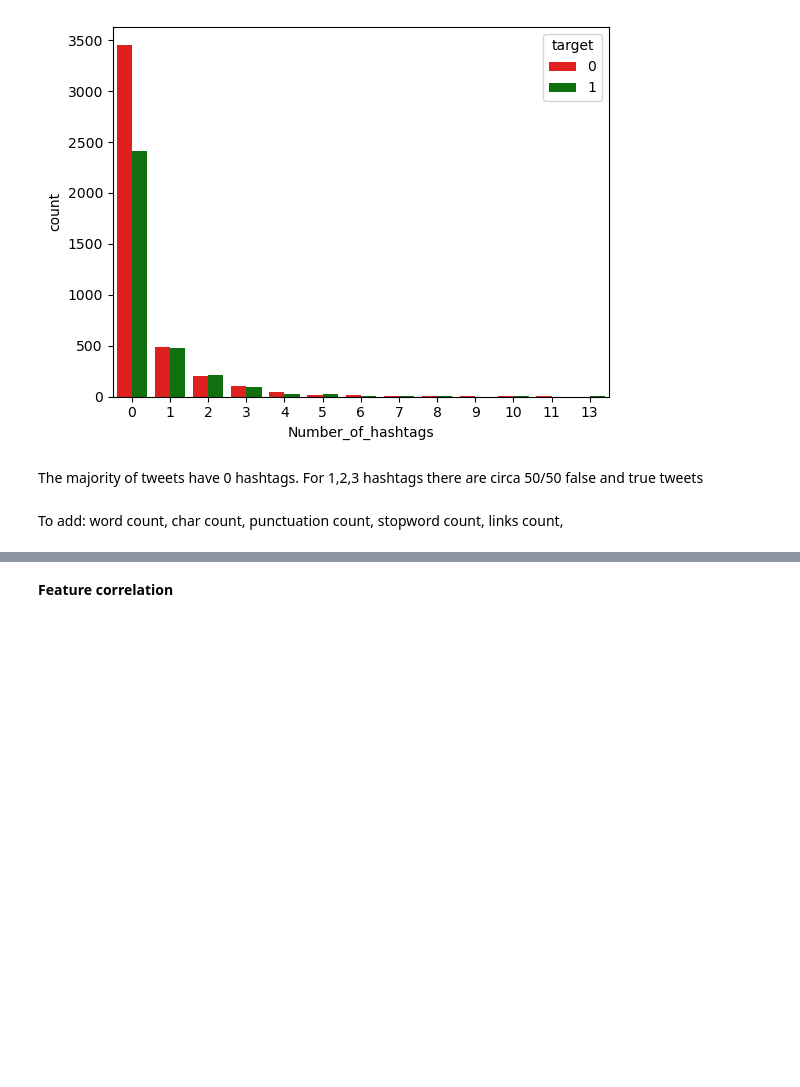
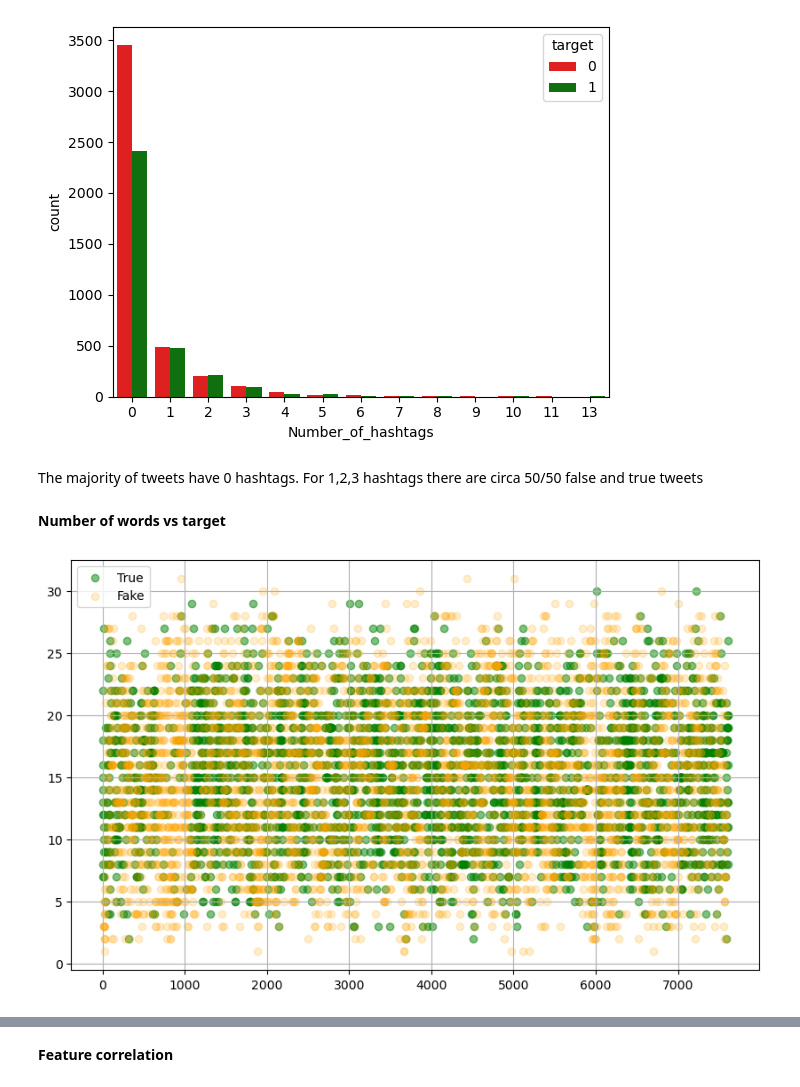
Before and after one commit to katarzynarogalska/DisasterTweets_KaggleCompetition, a Jupyter notebook: notebooks/TweetsEDA.ipynb, the cells around one changed output, grey strips where cells are left out. Drawn from its saved outputs; the diff is of its cells as text; code cells hidden in the pictures; blank space fills up the shorter version.

```diff
--- a/notebooks/TweetsEDA.ipynb
+++ b/notebooks/TweetsEDA.ipynb
@@ -206,5 +206,22 @@ sns.countplot(df, x='Number_of_hashtags', hue='target', palette=['red','green'])
 [figure]
 # %% [markdown]
 The majority of tweets have 0 hashtags. For 1,2,3 hashtags there are circa 50/50 false and true tweets
-# %% [markdown]
-To add: word count, char count, punctuation count, stopword count, links count,
+# %% [markdown]
+**Number of words vs target**
+# %%
+def count_words(text):
+    return len(text.split())
+# %%
+df['Word_count'] = df['text'].apply(count_words)
+# %%
+true = df[df['target']==1]
+false = df[df['target']==0]
+
+plt.figure(figsize=(10,6))
+plt.scatter(true.index, true['Word_count'], label='True', color='green',alpha=0.5)
+plt.scatter(false.index, false['Word_count'], label='Fake', color='orange',alpha=0.2)
+plt.legend()
+plt.grid(True)
+plt.show()
+# %% [output]
+[figure, added]
```
Also changed, not shown: parts of 22 cells of this notebook.
